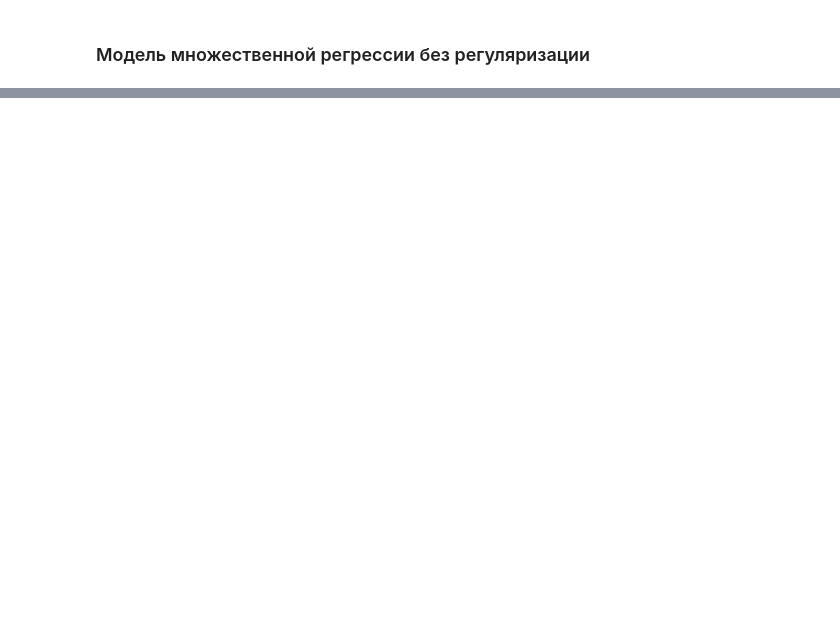
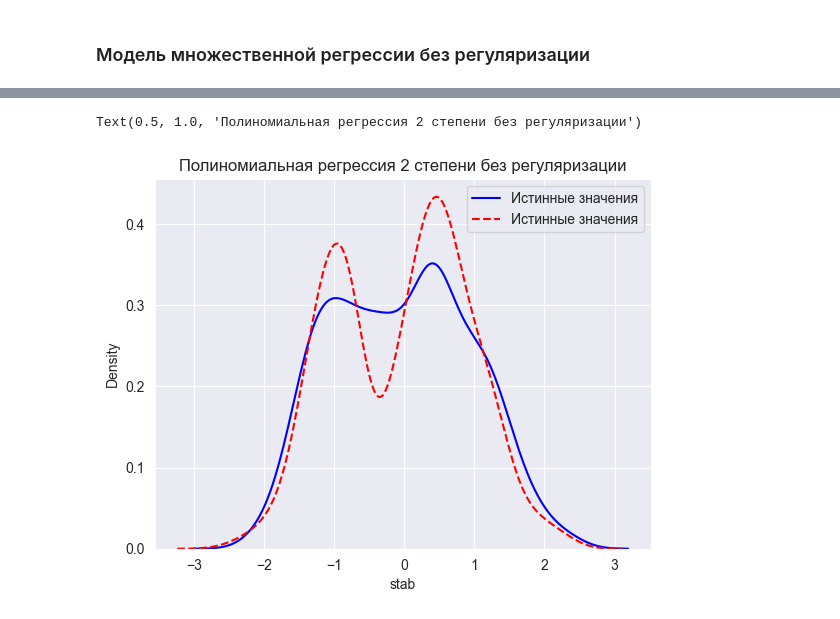
Before and after one commit to stwz13/ml, a Jupyter notebook: practice4.ipynb, the cells around one changed output, grey strips where cells are left out. Saved outputs shown, nothing was run; the diff lists cells and outputs as text; code cells hidden in the pictures; blank space fills up the shorter version.

```diff
--- a/practice4.ipynb
+++ b/practice4.ipynb
@@ -201,0 +366,8 @@ multiple_regression.fit()
+# %%
+poly2 = PolynomialFeatures(degree=2)
+X_poly2_train = poly2.fit_transform(X_train)
+
+X_poly2_val = poly2.transform(X_val)
+X_poly2_test = poly2.transform(X_test)
+
+X_poly2_train.shape
@@ -201,0 +376,15 @@ multiple_regression.fit()
+# %%
+poly2_model = LinearRegression()
+poly2_model.fit(X_poly2_train, y_train)
+
+poly2_train_predict = poly2_model.predict(X_poly2_train)
+poly2_val_predict = poly2_model.predict(X_poly2_val)
+poly2_test_predict = poly2_model.predict(X_poly2_test)
+
+input_metrics_into_the_train_val_table(f"Polynomial regression (deg = 2)",
+                          poly2_train_predict, y_train,
+                          poly2_val_predict, y_val)
+
+input_metrics_into_the_test_table(f"Polynomial regression (deg = 2)", poly2_test_predict, y_test)
+
+train_and_val_metrics_comparing
@@ -201,0 +404,10 @@ multiple_regression.fit()
+# %%
+sns.kdeplot(y_val, color="blue", label="Истинные значения")
+sns.kdeplot(poly2_val_predict, color="red", label="Истинные значения", linestyle="--")
+
+plt.legend()
+plt.grid(True)
+plt.title("Полиномиальная регрессия 2 степени без регуляризации")
+# %% [output]
+Text(0.5, 1.0, 'Полиномиальная регрессия 2 степени без регуляризации')
+[figure, added]
```
Also changed, not shown: parts of 52 cells of this notebook.
